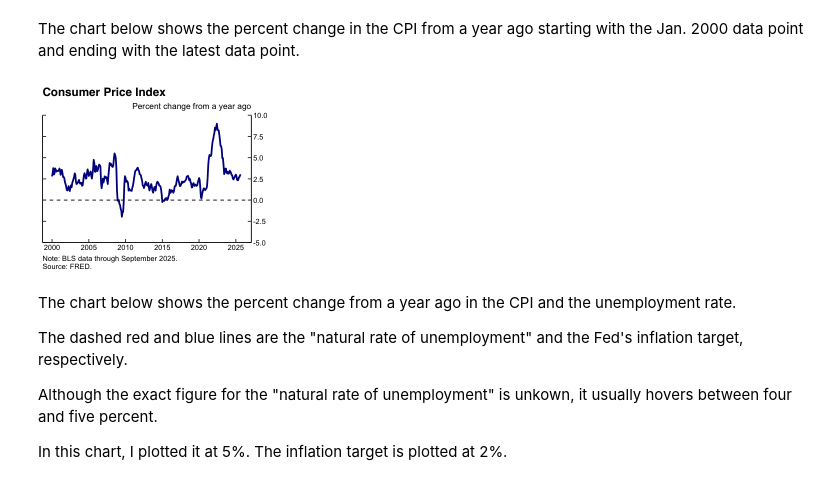
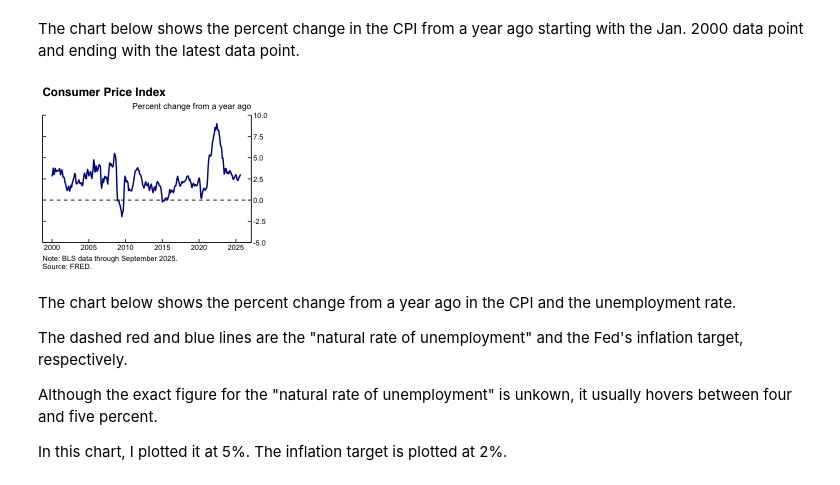
Before and after one commit to maha4028/economic-charting, a Jupyter notebook: generate_plots.ipynb, the cells around one changed output. Drawn from its saved outputs; the diff is of its cells as text; code cells hidden in the pictures.

```diff
--- a/generate_plots.ipynb
+++ b/generate_plots.ipynb
@@ -49,38 +49,38 @@ filter(date >= start_date) %>%
 na.omit() %>%
 ggplot() +
 geom_hline(yintercept = 0, linetype = "dashed", linewidth = 0.5, color = "black") +
-geom_line(aes(x = date, y = pct_chg), linewidth=1, color="darkblue") +
+geom_line(aes(x = date, y = pct_chg), linewidth=0.8, color="darkblue") +
   scale_x_date(
     date_labels = "%Y",
     breaks = seq.Date(from = start_date, to = end_date, by = x_step),
     limits = c(start_date, end_date)
     ) +
   scale_y_continuous(
     position = "right",
     sec.axis = dup_axis(labels = NULL),
     breaks = seq(-5, 10, by = 2.5),
     limits = c(-5, 10),
     expand = c(0, 0)
     ) +
     xlab(NULL) + ylab(NULL) +
   labs(title = "Consumer Price Index",
        subtitle = "Percent change from a year ago",
        caption = paste0("Note: BLS data through ", format(max(df$date), "%B %Y"), ".\nSource: FRED.")
        ) +
   theme_classic() +
   theme(
     plot.title = element_text(family = "Helvetica", face = "bold", size = 14),
     plot.subtitle = element_text(hjust = 1, size = 10),
     axis.text = element_text(color = "black"),
     axis.ticks.length = unit(-0.15, "cm"),
     plot.caption = element_text(hjust = 0)
     )
 
 plot_1
 
 ggsave("plots/plot_cpi.png", plot = plot_1, width = 3.9, height = 3.2+(0.13*2), units = "in", dpi = 300)
 # %% [output]
-[figure, old version]
+[figure, new version]
 # %% [markdown]
 The chart below shows the percent change from a year ago in the CPI and the unemployment rate.
 
```
Also changed, not shown: parts of 11 cells of this notebook, 3 other files.
